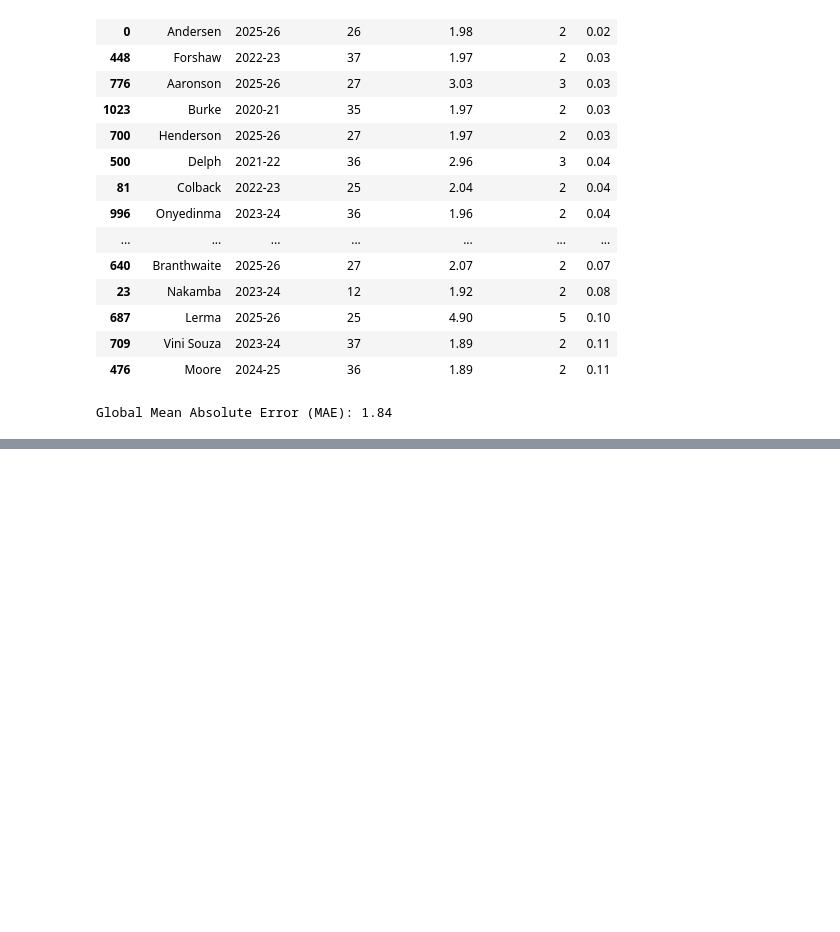
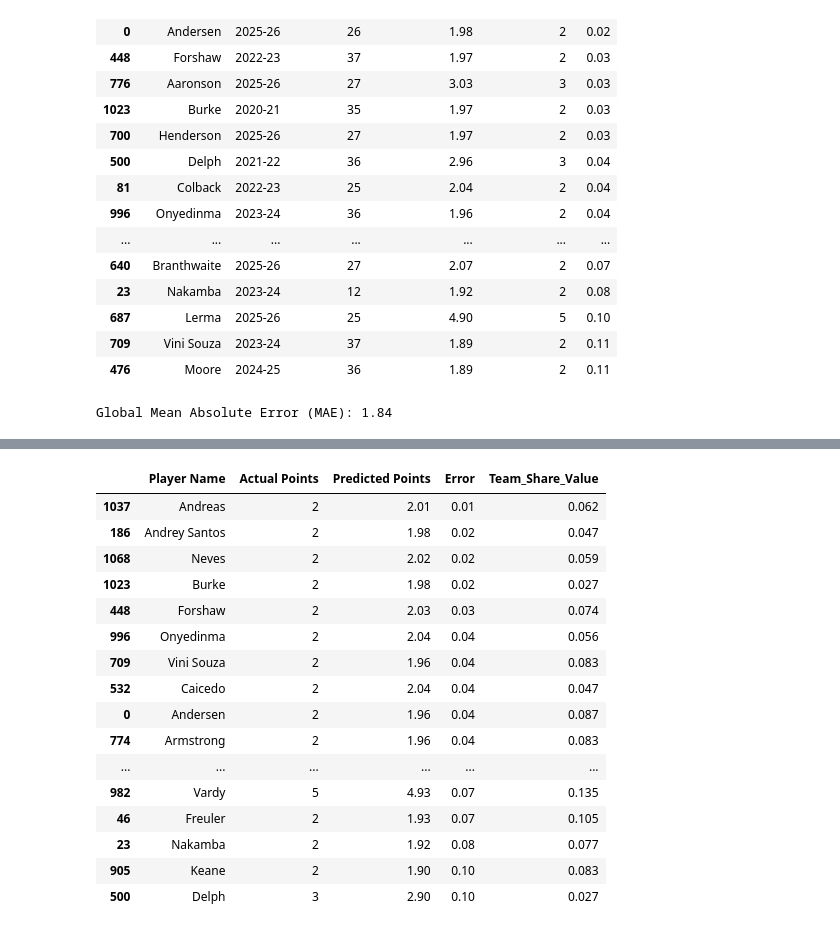
Before and after one commit to sophiedelrey/fpl_pipeline, a Jupyter notebook: models/forecaster_pro.ipynb, the cells around one changed output, grey strips where cells are left out. Cells and saved outputs as stored; diff of their text form; code cells hidden in the pictures; blank space fills up the shorter version.

```diff
--- a/models/forecaster_pro.ipynb
+++ b/models/forecaster_pro.ipynb
@@ -779,0 +912,76 @@ Global Mean Absolute Error (MAE): 1.84
+# %%
+# 1. Setup paths for V2 truth verification
+# Using the V2 directory and the _v2.csv naming convention
+V2_OUTPUT_DIR = Path('../output/forecaster_pro_wTeamPointShare')
+V2_OUTPUT_DIR.mkdir(parents=True, exist_ok=True)
+full_truth_v2_path = V2_OUTPUT_DIR / 'pro_truth_verification_v2.csv'
+
+# 2. Ensure V2 variables exist in memory
+if 'df_augmented' not in locals():
+    raise NameError("The variable 'df_augmented' is not found. Run Cell 1 first.")
+if 'model_v2' not in locals():
+    raise NameError("The variable 'model_v2' is not found. Run Cell 10 first.")
+
+all_results_v2 = []
+lag_cols = [f'lag_{i}' for i in range(6, 0, -1)]
+
+print("Generating V2 Truth Verification (Team Point Share enabled)...")
+
+# 3. Iterate through all players to backtest the last known game
+for pid, group in df_augmented.groupby('Player UUID'):
+    group = group.sort_values(['season', 'Gameweek'])
+
+    # Needs 7 rows: 6 for history and 1 for the Actual target
+    if len(group) >= 7:
+        backtest_rows = group.iloc[-7:-1]
+        actual_row = group.iloc[-1]
+
+        name = actual_row['Web Name']
+        pos = actual_row['Position']
+        actual_points = actual_row['Total Points']
+
+        # Prepare Features (Including Team_Point_Share)
+        window_points = list(backtest_rows['Total Points'].values)
+        context_features = [
+            pos,
+            actual_row['Next_Opponent_Difficulty'],
+            actual_row['Next_Is_Home'],
+            actual_row['Rolling_Avg_Minutes_5'],
+            actual_row['Season_Phase'],
+            actual_row['Team_Point_Share'] # The added V2 feature
+        ]
+
+        # Create input DataFrame matching model_v2 structure
+        columns_v2 = lag_cols + ['position', 'next_difficulty', 'next_is_home',
+                                 'rolling_min', 'season_phase', 'team_share']
+        input_df_v2 = pd.DataFrame([window_points + context_features], columns=columns_v2)
+        input_df_v2['position'] = input_df_v2['position'].astype('category')
+
+        # Generate Prediction
+        pred_val = model_v2.predict(input_df_v2)[0]
+        pred_val = max(0, pred_val)
+
+        all_results_v2.append({
+            'Player Name': name,
+            'Actual Points': actual_points,
+            'Predicted Points': round(float(pred_val), 2),
+            'Error': round(abs(pred_val - actual_points), 2),
+            'Team_Share_Value': round(actual_row['Team_Point_Share'], 3)
+        })
+
+# 4. Save and Display Results
+# Sorted by Error (lowest to highest) as requested previously
+full_truth_v2_df = pd.DataFrame(all_results_v2).sort_values(by='Error', ascending=True)
+full_truth_v2_df.to_csv(full_truth_v2_path, index=False, encoding="utf-8-sig")
+
+print(f"Success! V2 Truth Verification saved to: {full_truth_v2_path}")
+
+# Display the 20 most accurate predictions for V2
+print("\n--- V2: Top 20 Most Accurate Predictions (Lowest Error) ---")
+display(full_truth_v2_df.head(20))
+
+# 5. Final Audit Metrics for V2
+if not full_truth_v2_df.empty:
+    mae_v2 = full_truth_v2_df['Error'].mean()
+    print(f"\nGlobal MAE for V2 (with Team Point Share): {mae_v2:.2f}")
+# %% [output]
@@ -779,0 +992,17 @@ Global Mean Absolute Error (MAE): 1.84
+|  | Player Name | Actual Points | Predicted Points | Error | Team_Share_Value |
+| 1037 | Andreas | 2 | 2.01 | 0.01 | 0.062 |
+| 186 | Andrey Santos | 2 | 1.98 | 0.02 | 0.047 |
+| 1068 | Neves | 2 | 2.02 | 0.02 | 0.059 |
+| 1023 | Burke | 2 | 1.98 | 0.02 | 0.027 |
+| 448 | Forshaw | 2 | 2.03 | 0.03 | 0.074 |
+| 996 | Onyedinma | 2 | 2.04 | 0.04 | 0.056 |
+| 709 | Vini Souza | 2 | 1.96 | 0.04 | 0.083 |
+| 532 | Caicedo | 2 | 2.04 | 0.04 | 0.047 |
+| 0 | Andersen | 2 | 1.96 | 0.04 | 0.087 |
+| 774 | Armstrong | 2 | 1.96 | 0.04 | 0.083 |
+| ... | ... | ... | ... | ... | ... |
+| 982 | Vardy | 5 | 4.93 | 0.07 | 0.135 |
+| 46 | Freuler | 2 | 1.93 | 0.07 | 0.105 |
+| 23 | Nakamba | 2 | 1.92 | 0.08 | 0.077 |
+| 905 | Keane | 2 | 1.90 | 0.10 | 0.083 |
+| 500 | Delph | 3 | 2.90 | 0.10 | 0.027 |
```
Also changed, not shown: parts of 14 cells of this notebook.
